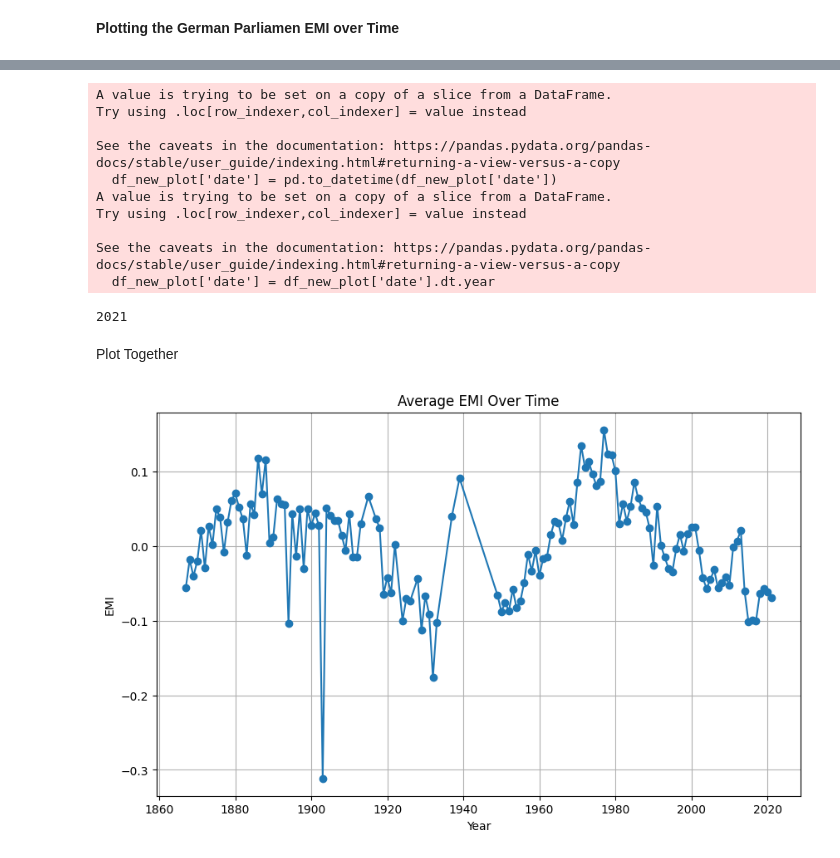
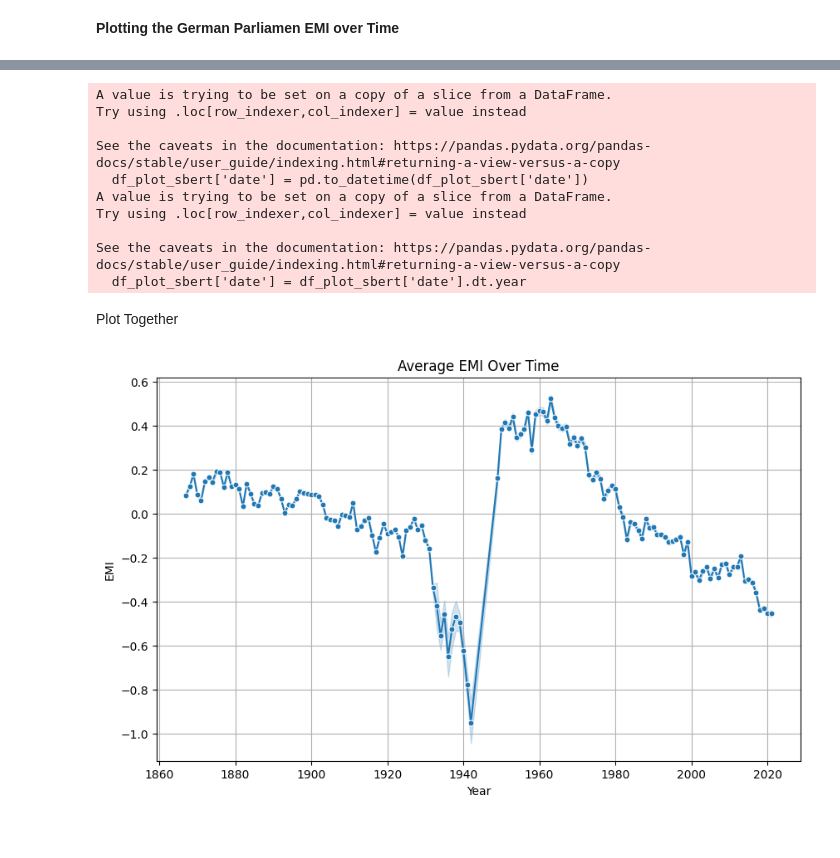
Before and after one commit to peersal/German-EMI-validation, a Jupyter notebook: plot_german_parliament_emi.ipynb, the cells around one changed output, grey strips where cells are left out. Drawn from its saved outputs; the diff is of its cells as text; code cells hidden in the pictures.

```diff
--- a/plot_german_parliament_emi.ipynb
+++ b/plot_german_parliament_emi.ipynb
@@ -6,5 +72,4 @@ from tqdm import tqdm
 # %%
-df_new = pd.read_csv("/kaggle/input/parliament-emi/speeches_emi.csv")
-df_old = pd.read_csv("/kaggle/input/parliament-emi/speeches_old_emi.csv")
+df_sbert = pd.read_csv("/kaggle/input/parliament-all-emi/speeches_all_emi.csv")
 # %% [markdown]
 **Plotting the German Parliamen EMI over Time**
@@ -34,19 +76,18 @@ df_old_plot = df_old[['dateYear', 'evidence_minus_intuition_score', 'length']]
 # %%
-df_new_plot['date'] = pd.to_datetime(df_new_plot['date'])
+df_plot_sbert = df_sbert[['date', 'evidence_minus_intuition_score', 'chunk_length']]
+
+df_plot_sbert['date'] = pd.to_datetime(df_plot_sbert['date'])
 
 # Extract the year and create a new column 'year'
-df_new_plot['date'] = df_new_plot['date'].dt.year
-
-
-df_old_plot = df_old_plot.rename(columns={'dateYear': 'date'})
+df_plot_sbert['date'] = df_plot_sbert['date'].dt.year
 # %% [output]
 A value is trying to be set on a copy of a slice from a DataFrame.
 Try using .loc[row_indexer,col_indexer] = value instead
 
 See the caveats in the documentation: https://pandas.pydata.org/pandas-docs/stable/user_guide/indexing.html#returning-a-view-versus-a-copy
-  df_new_plot['date'] = pd.to_datetime(df_new_plot['date'])
+  df_plot_sbert['date'] = pd.to_datetime(df_plot_sbert['date'])
 A value is trying to be set on a copy of a slice from a DataFrame.
 Try using .loc[row_indexer,col_indexer] = value instead
 
 See the caveats in the documentation: https://pandas.pydata.org/pandas-docs/stable/user_guide/indexing.html#returning-a-view-versus-a-copy
-  df_new_plot['date'] = df_new_plot['date'].dt.year
+  df_plot_sbert['date'] = df_plot_sbert['date'].dt.year
@@ -55,24 +94,30 @@ df_plot = pd.concat([df_new_plot, df_old_plot], ignore_index=True)
-# %%
-df_new_plot['date'].max()
-# %% [output]
-2021
 # %% [markdown]
 Plot Together
 # %%
 # Grouping by 'Date' (year) and calculating the average 'Value'
-df_grouped = df_plot.groupby('date').mean().reset_index()
+df_grouped = df_plot_sbert.groupby('date').mean().reset_index()
 
-# Plotting the average values over time
+# Plotting the average values over time with confidence intervals
 plt.figure(figsize=(10, 6))
-plt.plot(df_grouped['date'], df_grouped['evidence_minus_intuition_score'], marker='o')
+sns.lineplot(x='date', y='evidence_minus_intuition_score', data=df_plot_sbert, errorbar=('ci', 95), marker='o')
+
+# Get the current Axes instance on the current figure
+ax = plt.gca()
+
+# Adjust the marker size
+for line in ax.lines:
+    line.set_markersize(5)  # Adjust the marker size here
+
+# Customizing the plot
 plt.title('Average EMI Over Time')
 plt.xlabel('Year')
 plt.ylabel('EMI')
 plt.grid(True)
+
 # Save the plot as a PNG file
-plt.savefig('average_emi_over_time.png')
+plt.savefig('average_emi_over_time_sbert.png')
 plt.show()
 # %% [output]
-[figure, old version]
+[figure, new version]
 # %%
 # Counting the number of entries per year
```
Also changed, not shown: parts of 16 cells of this notebook, 15 other files.
